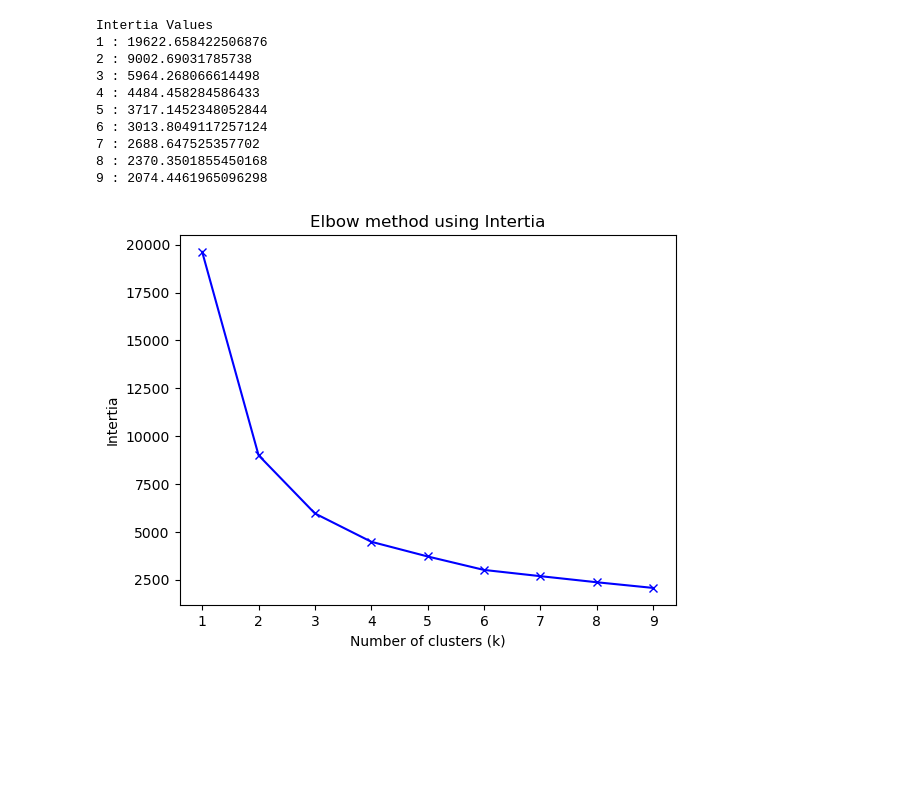
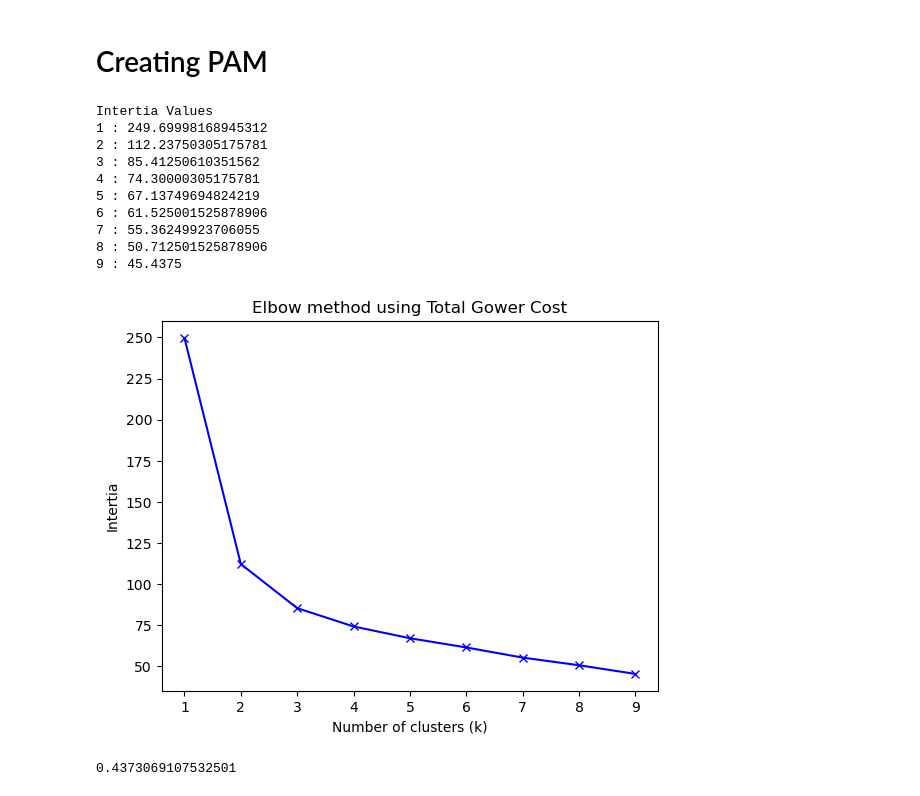
Before and after one commit to diegofonde/schmid_analysis, a Jupyter notebook: schmid_unsupervised_learning.ipynb, the cells around one changed output. Saved outputs shown, nothing was run; the diff lists cells and outputs as text; code cells hidden in the pictures; blank space fills up the shorter version.

```diff
--- a/schmid_unsupervised_learning.ipynb
+++ b/schmid_unsupervised_learning.ipynb
@@ -104,47 +116,65 @@ plt.show() # Plot shows a good number of oval shaped data so
+# %% [markdown]
+# Creating PAM
+# %%
+features = ['commuting_minutes', 'work_hours', 'credits', 'labs']
+
+# Calculating GOW Matrix
+
+# Manually ordering my data so that when dataset is put into gower_matrix, it will know that the data is ordinal
+ordinal_commuting_order = CategoricalDtype(categories = commuting_order, ordered = True)
+ordinal_work_hours_order = CategoricalDtype(categories = work_hours_order, ordered = True)
+ordinal_lab_order = CategoricalDtype(categories = labs_order, ordered = True)
+
+# Converting column into ordinal data type except for credit variable
+student_data['commuting_minutes'] = student_data['commuting_minutes'].astype(ordinal_commuting_order)
+student_data['work_hours'] = student_data['work_hours'].astype(ordinal_work_hours_order)
+student_data['labs'] = student_data['labs'].astype(ordinal_lab_order)
+
+# Manually inputting which variables are ordinal and which one isn't to bypass error
+is_category = [True, True, False, True]
+
+# Matrix for gower to see which rows of data are most similar to each other based on the chosen variables
+gower_matrix = gower.gower_matrix(student_data[features], cat_features = is_category)
 # %%
 # Picking best n_clusters
 
-inertias = []
-mappings = {}
+total_gower_cost = [] # Array for collecting all total_gower_cost per n_cluster
+mappings = {} # Dictionary for collecting the n_cluster value and
 
 n = range (1, 10)
 for N in n:
-    pam = KMedoids(n_clusters = N, method = 'pam', random_state = 42)
-    pipe_elbow = Pipeline([
-    ("preprocessor", preprocessor),
-    ("pam", pam)])
-    pam_model = pipe_elbow.fit(student_data)
-    inertias.append(pam_model.named_steps["pam"].inertia_)
-    mappings[N] = inertias[-1]
+    pam = KMedoids(n_clusters = N, metric = 'precomputed',method = 'pam', init = 'k-medoids++', random_state = 42) # Used k-medoids++ for good starting points for model training
+    pam_model = pam.fit(gower_matrix)
+    total_gower_cost.append(pam_model.inertia_)
+    mappings[N] = total_gower_cost[-1]
 
 print("Intertia Values")
 for key, val in mappings.items():
     print(f'{key} : {val}')
 
-plt.plot(n, inertias, 'bx-')
+plt.plot(n, total_gower_cost, 'bx-')
 plt.xlabel('Number of clusters (k)')
 plt.ylabel('Intertia')
-plt.title('Elbow method using Intertia')
+plt.title('Elbow method using Total Gower Cost')
 plt.show()
 # %% [output]
 Intertia Values
-1 : 19622.658422506876
-2 : 9002.69031785738
-3 : 5964.268066614498
-4 : 4484.458284586433
-5 : 3717.1452348052844
-6 : 3013.8049117257124
-7 : 2688.647525357702
-8 : 2370.3501855450168
-9 : 2074.4461965096298
+1 : 249.69998168945312
+2 : 112.23750305175781
+3 : 85.41250610351562
+4 : 74.30000305175781
+5 : 67.13749694824219
+6 : 61.525001525878906
+7 : 55.36249923706055
+8 : 50.712501525878906
+9 : 45.4375
-[figure, old version]
+[figure, new version]
 # %%
 # Model creation
 
-pam = KMedoids(n_clusters = 3, method = 'pam', random_state = 42)
-pipe_elbow = Pipeline([
-    ("preprocessor", preprocessor),
-    ("pam", pam)])
-pam_model = pipe_elbow.fit(student_data)
-labels = pam_model.predict(student_data)
-student_data["clusters"] = labels
+pam = KMedoids(n_clusters = 3, metric = 'precomputed', method = 'pam', random_state = 42)
+pam_labels = pam.fit_predict(gower_matrix)
+pam_silhouette = silhouette_score(gower_matrix, pam.labels_, metric = "precomputed")
+print(pam_silhouette)
+# %% [output]
+0.4373069107532501
```
Also changed, not shown: parts of 17 cells of this notebook.
